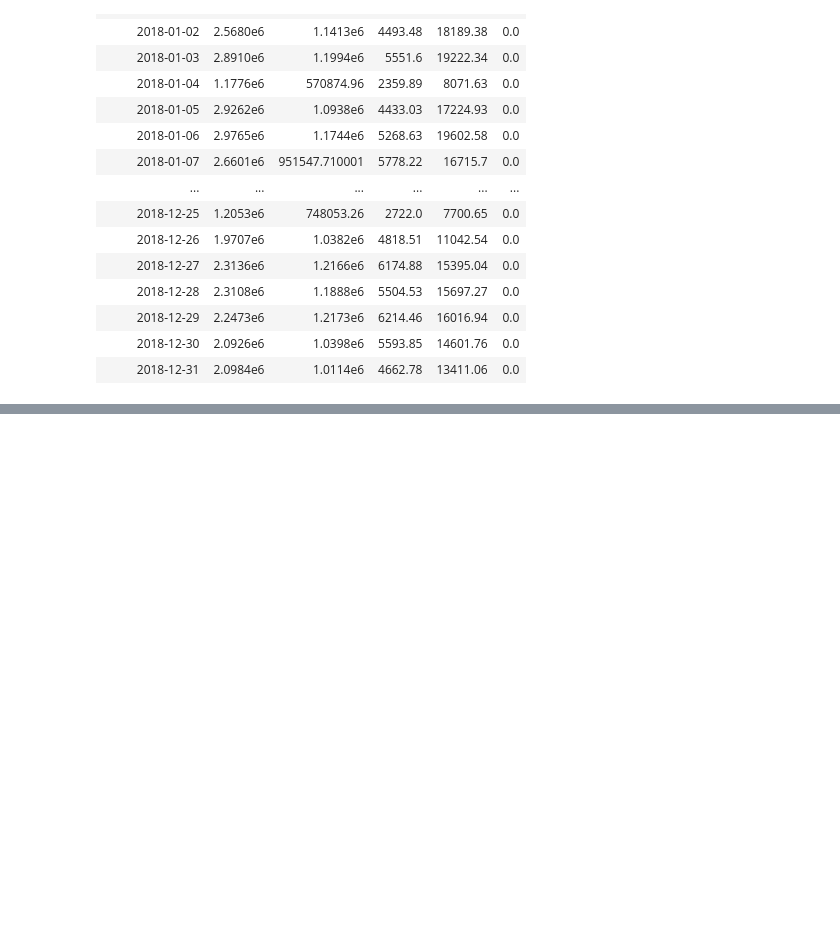
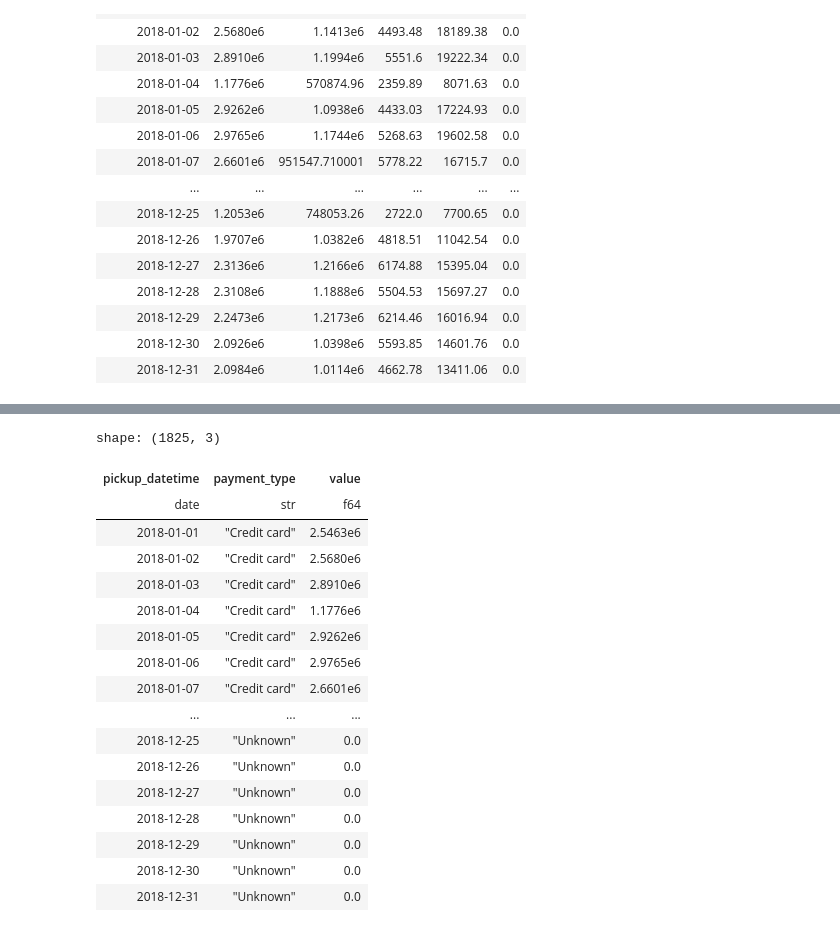
Before and after one commit to gmbmx/zophia-polars, a Jupyter notebook: notebooks/04_polars_analytics.ipynb, the cells around one changed output, grey strips where cells are left out. Drawn from its saved outputs; the diff is of its cells as text; code cells hidden in the pictures; blank space fills up the shorter version.

```diff
--- a/notebooks/04_polars_analytics.ipynb
+++ b/notebooks/04_polars_analytics.ipynb
@@ -394,0 +465,24 @@ shape: (20, 3)
+# %%
+taxi_pivot.melt(
+        id_vars='pickup_datetime',
+        value_vars=['Credit card', 'Cash', 'Dispute', 'No charge', 'Unknown' ],
+        variable_name='payment_type')
+# %% [output]
+shape: (1825, 3)
+| pickup_datetime | payment_type | value |
+| date | str | f64 |
+| 2018-01-01 | "Credit card" | 2.5463e6 |
+| 2018-01-02 | "Credit card" | 2.5680e6 |
+| 2018-01-03 | "Credit card" | 2.8910e6 |
+| 2018-01-04 | "Credit card" | 1.1776e6 |
+| 2018-01-05 | "Credit card" | 2.9262e6 |
+| 2018-01-06 | "Credit card" | 2.9765e6 |
+| 2018-01-07 | "Credit card" | 2.6601e6 |
+| ... | ... | ... |
+| 2018-12-25 | "Unknown" | 0.0 |
+| 2018-12-26 | "Unknown" | 0.0 |
+| 2018-12-27 | "Unknown" | 0.0 |
+| 2018-12-28 | "Unknown" | 0.0 |
+| 2018-12-29 | "Unknown" | 0.0 |
+| 2018-12-30 | "Unknown" | 0.0 |
+| 2018-12-31 | "Unknown" | 0.0 |
```
Also changed, not shown: parts of 24 cells of this notebook.
